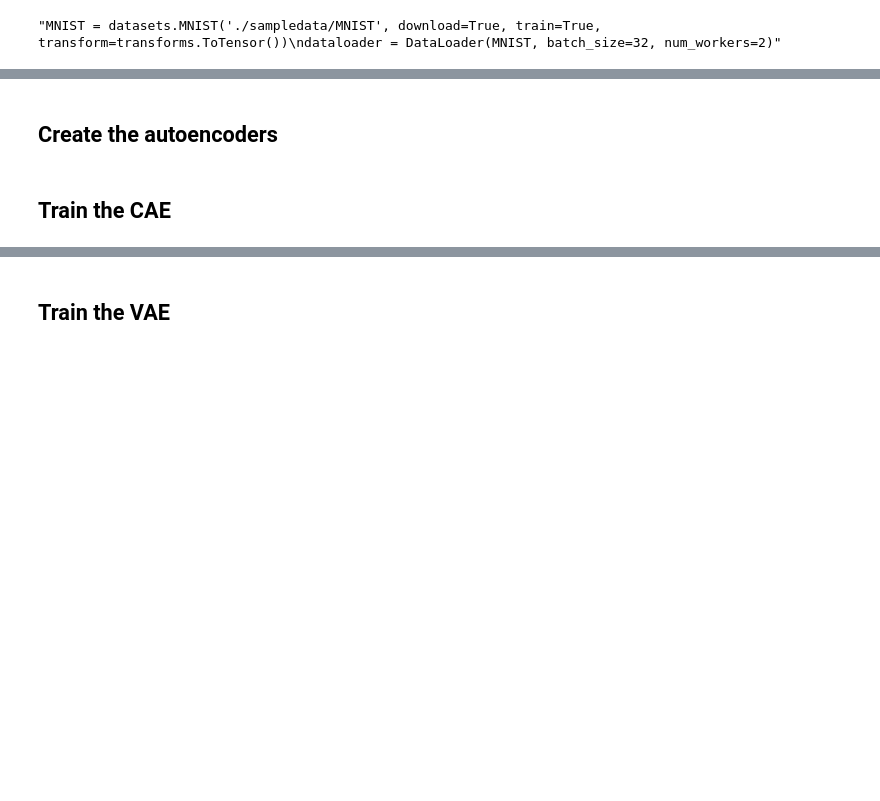
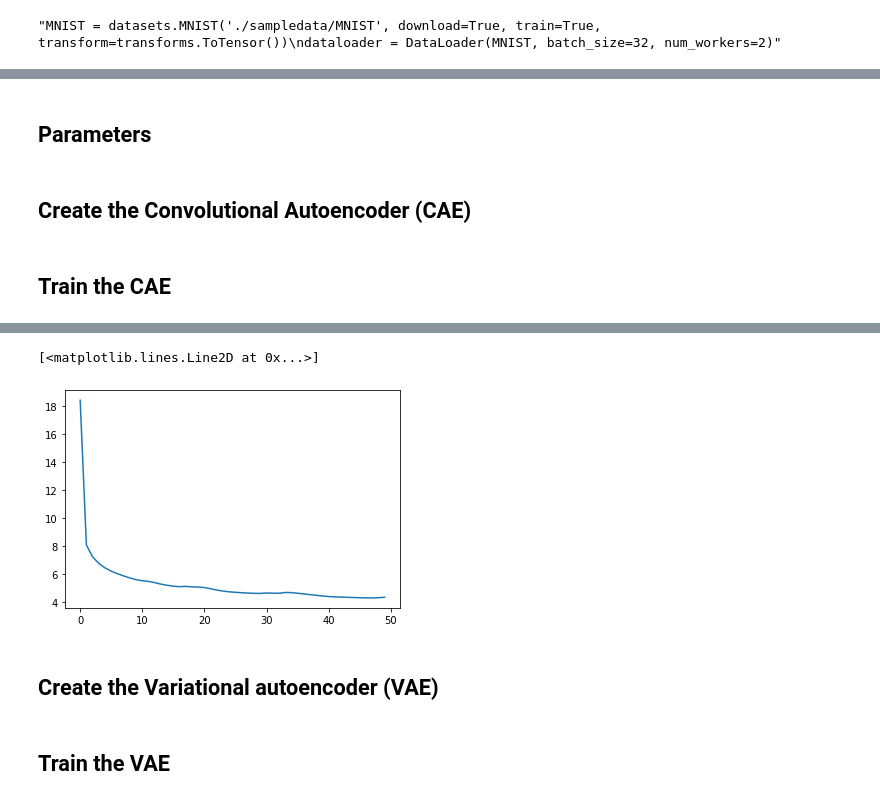
Before and after one commit to ngroebner/Autoencoders, a Jupyter notebook: Examples/FasionMNIST.ipynb, the cells around one changed output, grey strips where cells are left out. Drawn from its saved outputs; the diff is of its cells as text; code cells hidden in the pictures; blank space fills up the shorter version.

```diff
--- a/Examples/FasionMNIST.ipynb
+++ b/Examples/FasionMNIST.ipynb
@@ -23,10 +25,10 @@ dataloader = DataLoader(MNIST, batch_size=32, num_workers=2)"""
 "MNIST = datasets.MNIST('./sampledata/MNIST', download=True, train=True, transform=transforms.ToTensor())\ndataloader = DataLoader(MNIST, batch_size=32, num_workers=2)"
 # %%
 traindata = datasets.FashionMNIST('./sampledata/FashionMNIST', download=True, train=True, transform=transforms.ToTensor())
-trainloader = DataLoader(traindata, batch_size=32, num_workers=2)
+trainloader = DataLoader(traindata, batch_size=128, num_workers=8)
 
 testdata = datasets.FashionMNIST('./sampledata/FashionMNIST', download=True, train=False, transform=transforms.ToTensor())
-testloader = DataLoader(testdata, batch_size=32, num_workers=2)
+testloader = DataLoader(testdata, batch_size=128, num_workers=8)
 # %%
 for data, _ in trainloader:
     print(data.size())
@@ -36,32 +38,32 @@ torch.Size([32, 1, 28, 28])
+# %% [markdown]
+## Parameters
+# %%
+inputdims = (28,28)
+latentdims = 32
+nlayers = 2
+
+use_cuda = True
+
+epochs = 50
 # %% [markdown]
-## Create the autoencoders
+## Create the Convolutional Autoencoder (CAE)
 # %%
-inputdims = (28,28)
-latentdims = 32
-nlayers = 2
-
-# CAE
 cae_encoder = Encoder2DConv(inputdims, latentdims, nlayers=nlayers, use_batchnorm=True)
 cae_decoder = Decoder2DConv(inputdims, latentdims, nlayers=nlayers, use_batchnorm=True)
 cae = Autoencoder(cae_encoder, cae_decoder)
+if use_cuda == True:
+    cae = cae.cuda()
 cae_loss = torch.nn.functional.mse_loss
 cae_optimizer = torch.optim.Adam(cae.parameters())
-
-#VAE
-vae_encoder = VAEEncoder2DConv(inputdims, latentdims, use_batchnorm=True)
-vae_decoder = Decoder2DConv(inputdims, latentdims, use_batchnorm=True)
-vae = VAE(vae_encoder, vae_decoder)
-#vae_loss
-vae_optimizer = torch.optim.Adam(vae.parameters())
 # %% [markdown]
 ## Train the CAE
 # %%
-epochs = 2
-
 def train_cae(epochs):
     cae.train()
     train_loss = 0
     for batch_idx, (x, _) in enumerate(trainloader):
+        if use_cuda:
+            x = x.cuda()
         cae_optimizer.zero_grad()
         recon_x = cae(x)
         loss = cae_loss(recon_x, x, reduction='sum')
@@ -78,6 +80,13 @@ def train_cae(epochs):
     print('\n====> Epoch: {} Average loss: {:.4f}'.format(
           epoch, train_loss / len(trainloader.dataset)))
 
+    return train_loss / len(trainloader.dataset)
+
+cae_epoch_loss = []
+
 for epoch in range(epochs):
-    train_cae(epoch)
+    loss = train_cae(epoch)
+    cae_epoch_loss.append(loss)
+
+plt.plot(cae_epoch_loss)
 # %% [output]
@@ -84,0 +110,4 @@ Train Epoch: 0 [53440/60000 (89%)]      Loss: 8.1924741
+[<matplotlib.lines.Line2D at 0x...>]
+[figure, added]
+# %% [markdown]
+## Create the Variational autoencoder (VAE)
```
Also changed, not shown: parts of 7 cells of this notebook, 1 other file.
